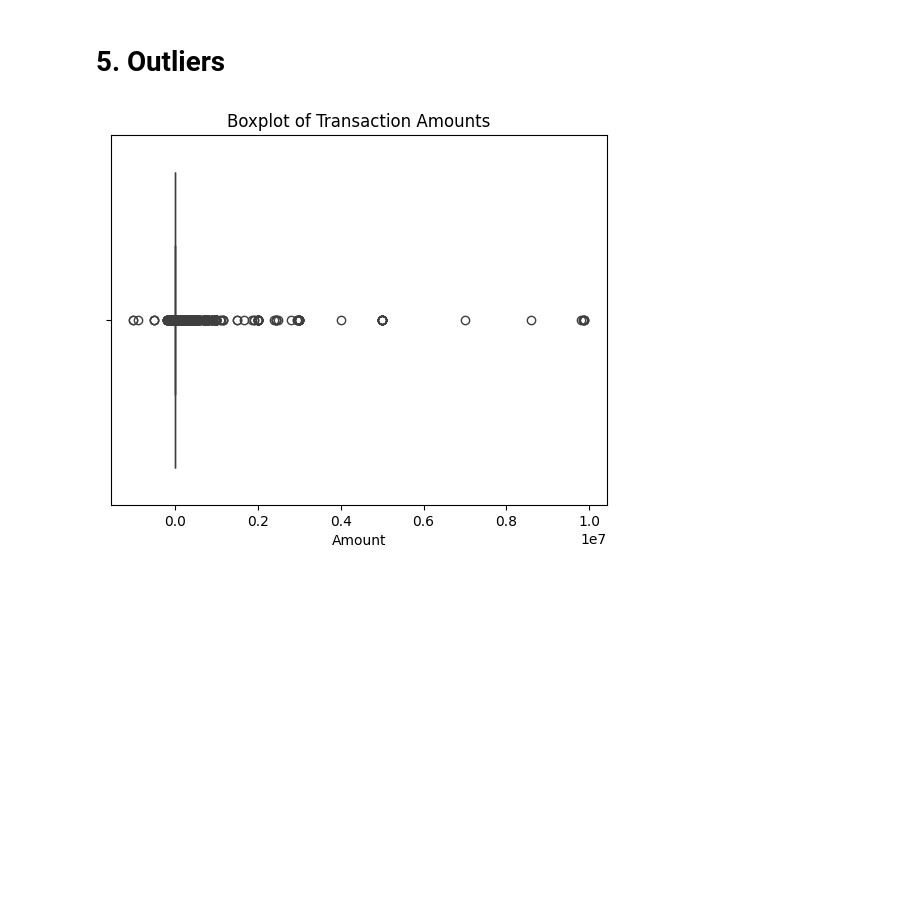
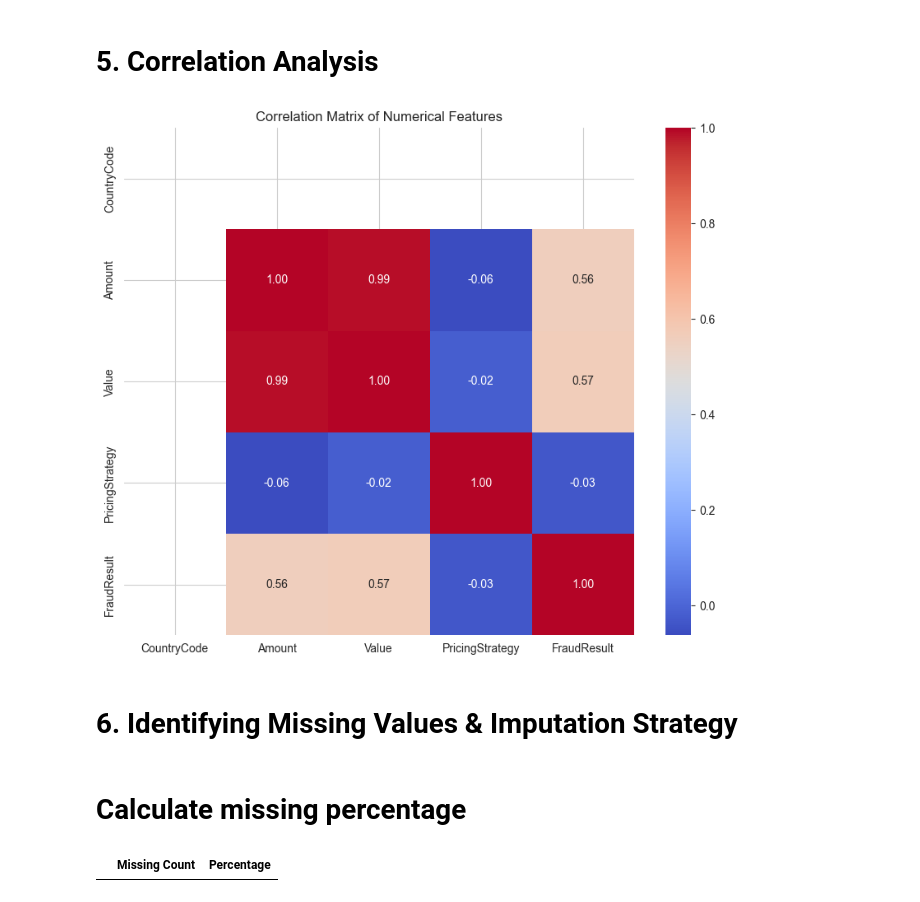
Before and after one commit to Mulat-K/credit-risk-model, a Jupyter notebook: notebooks/eda.ipynb, the cells around one changed output. Drawn from its saved outputs; the diff is of its cells as text; code cells hidden in the pictures; blank space fills up the shorter version.

```diff
--- a/notebooks/eda.ipynb
+++ b/notebooks/eda.ipynb
@@ -7,3 +10,4 @@ import matplotlib.pyplot as plt
 # %%
-df = pd.read_csv('../data/raw/data.csv')
+sns.set_style("whitegrid")
+plt.rcParams['figure.figsize'] = (12, 6)
 # %% [markdown]
@@ -34,7 +19,2 @@ max          256.0  9.880000e+06  9.880000e+06         4.000000      1.000000
 # %%
-num_cols = ['Amount', 'Value']
-for col in num_cols:
-    plt.figure(figsize=(10, 5))
-    sns.histplot(df[col], kde=True, bins=50)
-    plt.title(f'Distribution of {col}')
-    plt.show()
+df['TransactionStartTime'] = pd.to_datetime(df['TransactionStartTime'])
@@ -65,8 +117,24 @@ plt.show()
 # %% [markdown]
-# 5. Outliers
+# 5. Correlation Analysis
 # %%
-sns.boxplot(x=df['Amount'])
-plt.title("Boxplot of Transaction Amounts")
+# Select only numeric columns for correlation
+numeric_df = df.select_dtypes(include=[np.number])
+corr_matrix = numeric_df.corr()
+
+plt.figure(figsize=(10, 8))
+sns.heatmap(corr_matrix, annot=True, cmap='coolwarm', fmt=".2f")
+plt.title('Correlation Matrix of Numerical Features')
 plt.show()
 # %% [output]
-[figure, old version]
+[figure, new version]
+# %% [markdown]
+# 6. Identifying Missing Values & Imputation Strategy
+# %% [markdown]
+# Calculate missing percentage
+# %%
+missing = df.isnull().sum()
+missing_pct = (missing / len(df)) * 100
+missing_df = pd.DataFrame({'Missing Count': missing, 'Percentage': missing_pct})
+display(missing_df[missing_df['Percentage'] > 0])
+# %% [output]
+|  | Missing Count | Percentage |
```
Also changed, not shown: parts of 28 cells of this notebook.
